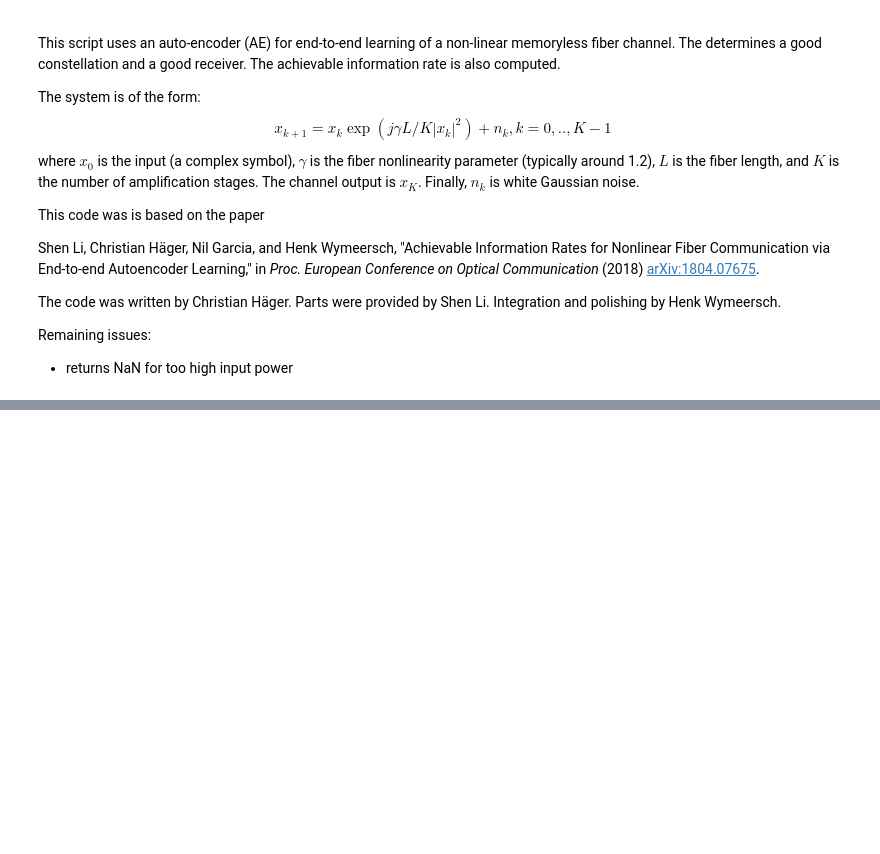
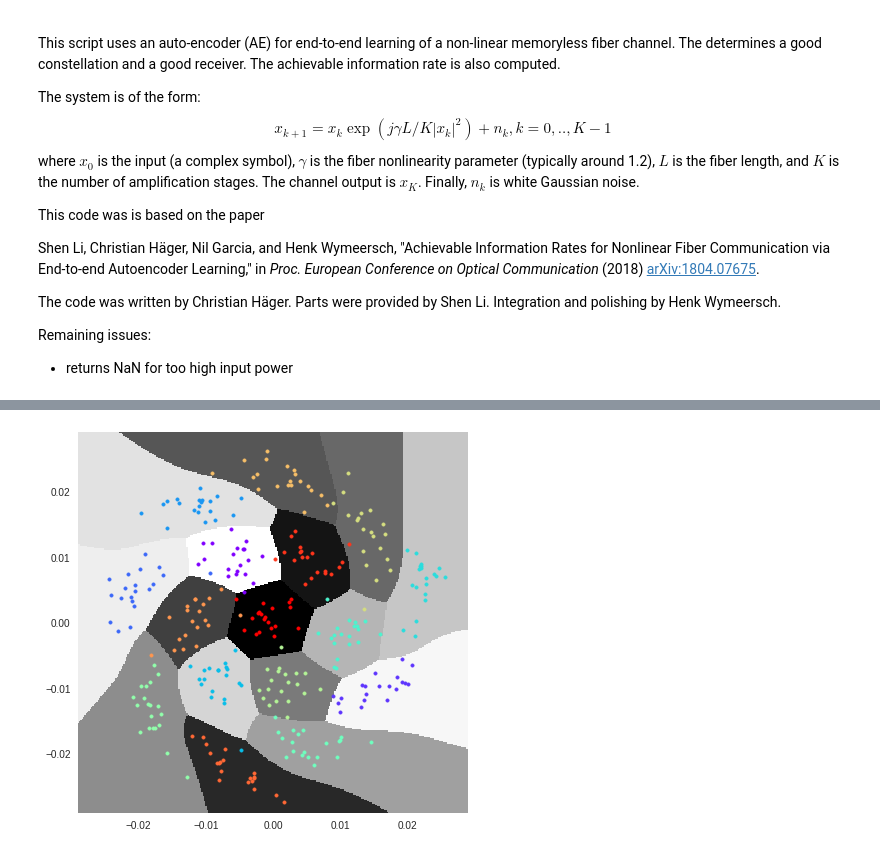
Before and after one commit to henkwymeersch/AutoencoderFiber, a Jupyter notebook: AutoEncoderFiber.ipynb, the cells around one changed output, grey strips where cells are left out. Cells and saved outputs as stored; diff of their text form; code cells hidden in the pictures; blank space fills up the shorter version.

```diff
--- a/AutoEncoderFiber.ipynb
+++ b/AutoEncoderFiber.ipynb
@@ -214,0 +234,19 @@ plt.show()
+# %%
+#=====================================================#
+# Decision regions
+#=====================================================#
+import matplotlib.cm as cm
+fig=plt.figure(figsize=(7, 7))
+plt.xlim(-max_axis, max_axis)
+plt.ylim(-max_axis, max_axis)
+z = np.argmax(decision_regions, axis=1).reshape(1000, 1000)
+plt.pcolormesh(xx, yy, z)
+cmap = cm.rainbow(np.linspace(0.0, 1.0, M))
+
+for k in range(minibatch_size):
+  index = k % M
+  plt.scatter(receive_x[k], receive_y[k], c=cmap[index], marker='.',s=50)
+
+plt.show()
+# %% [output]
+[figure, added]
```
Also changed, not shown: parts of 5 cells of this notebook.
